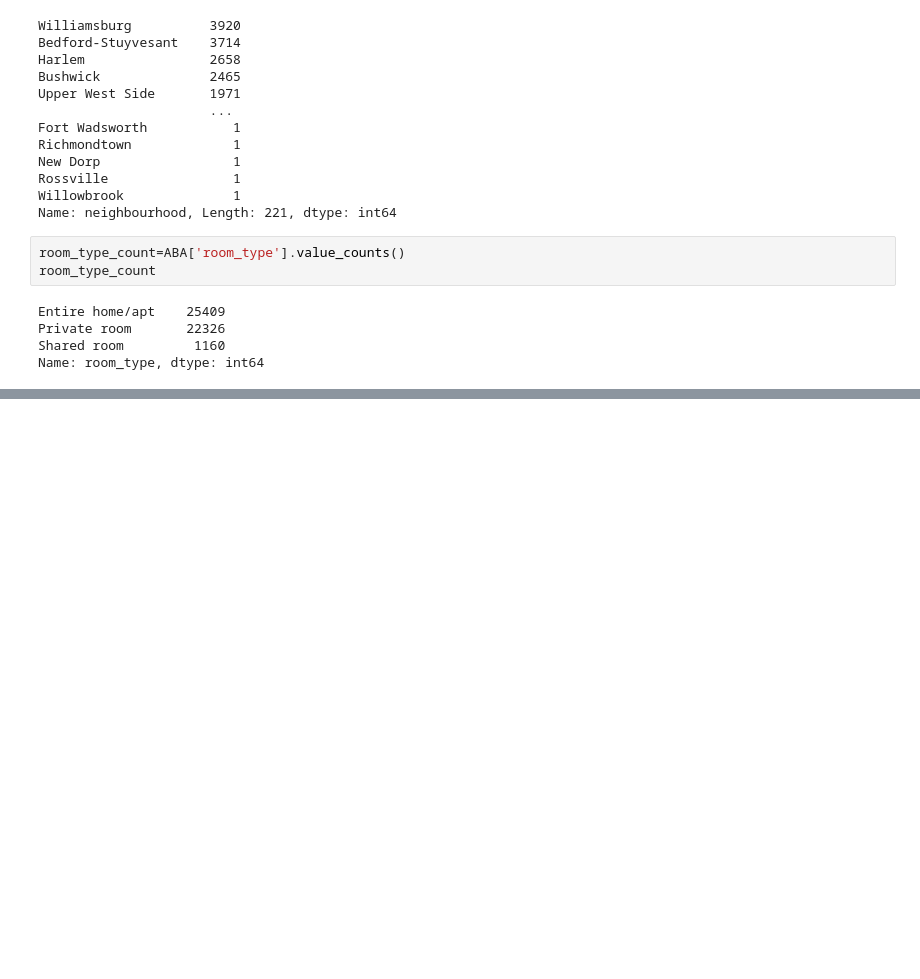
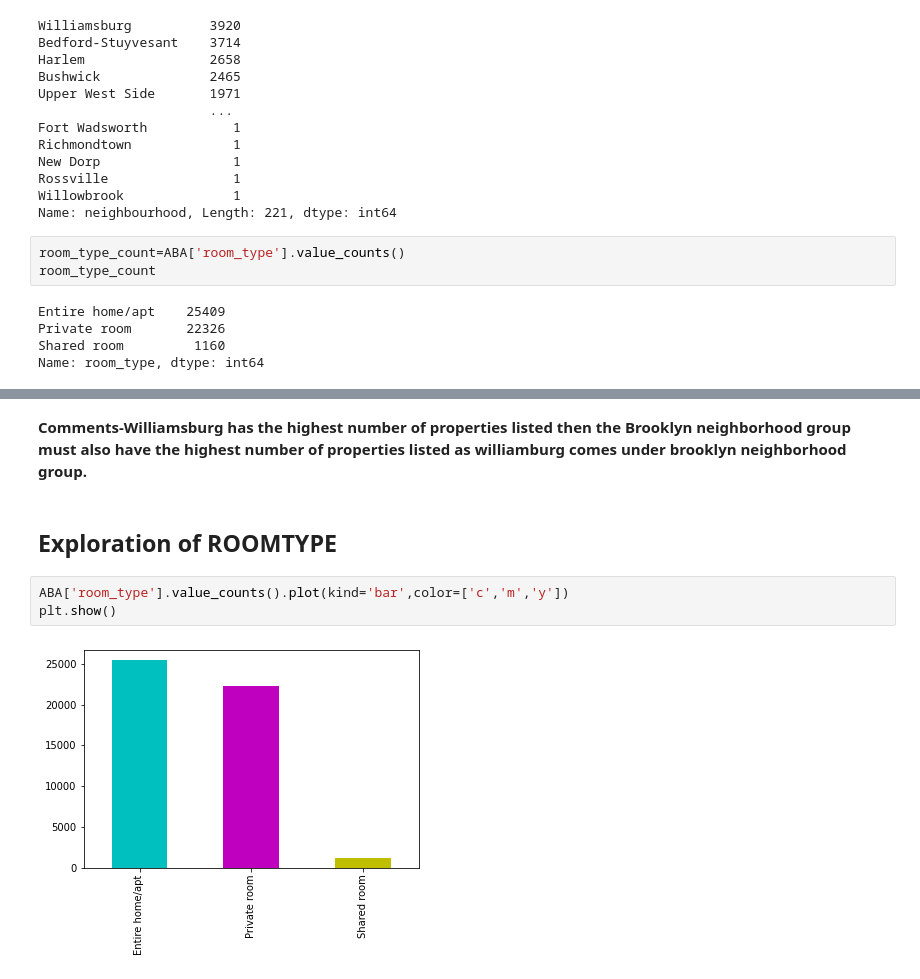
Before and after one commit to KaiwalyaZ/Airbnb-booking-analysis, a Jupyter notebook: Airbnb_Booking_Analysis_Kaiwalya.ipynb, the cells around one changed output, grey strips where cells are left out. Drawn from its saved outputs; the diff is of its cells as text; blank space fills up the shorter version.

```diff
--- a/Airbnb_Booking_Analysis_Kaiwalya.ipynb
+++ b/Airbnb_Booking_Analysis_Kaiwalya.ipynb
@@ -173,0 +191,9 @@ Name: room_type, dtype: int64
+# %% [markdown]
+**Comments-Williamsburg has the highest number of properties listed then the Brooklyn neighborhood group must also have the highest number of properties listed as williamburg comes under brooklyn neighborhood group.**
+# %% [markdown]
+## **Exploration of ROOMTYPE**
+# %%
+ABA['room_type'].value_counts().plot(kind='bar',color=['c','m','y'])
+plt.show()
+# %% [output]
+[figure, added]
```
Also changed, not shown: parts of 8 cells of this notebook.
